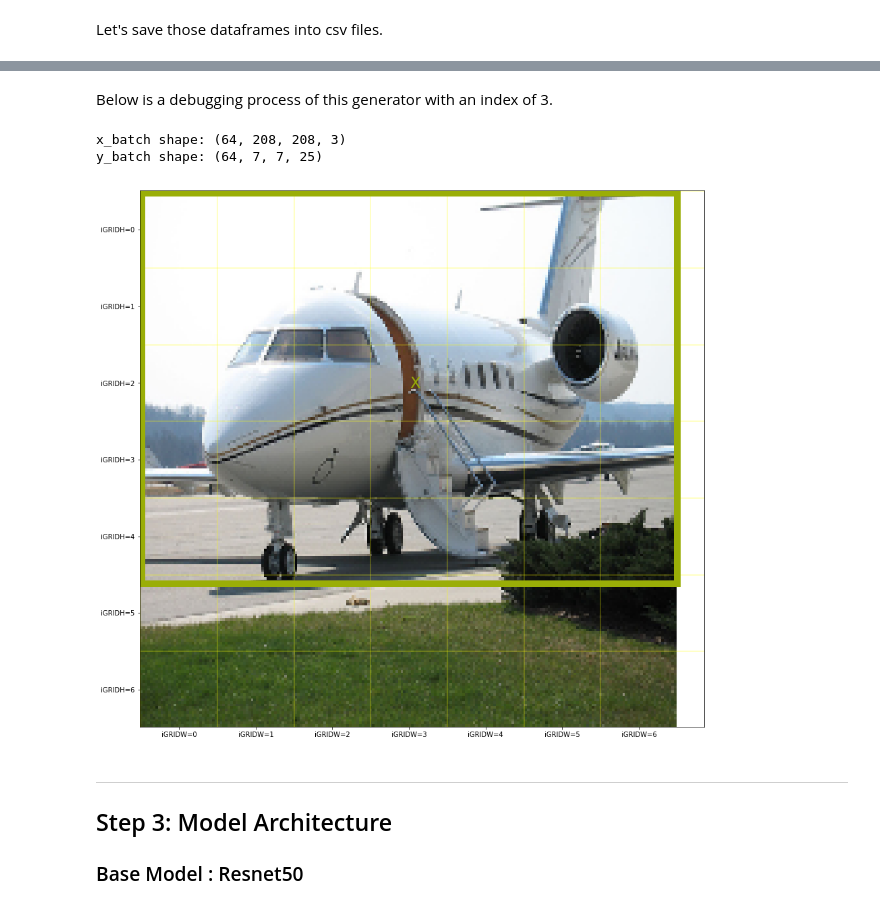
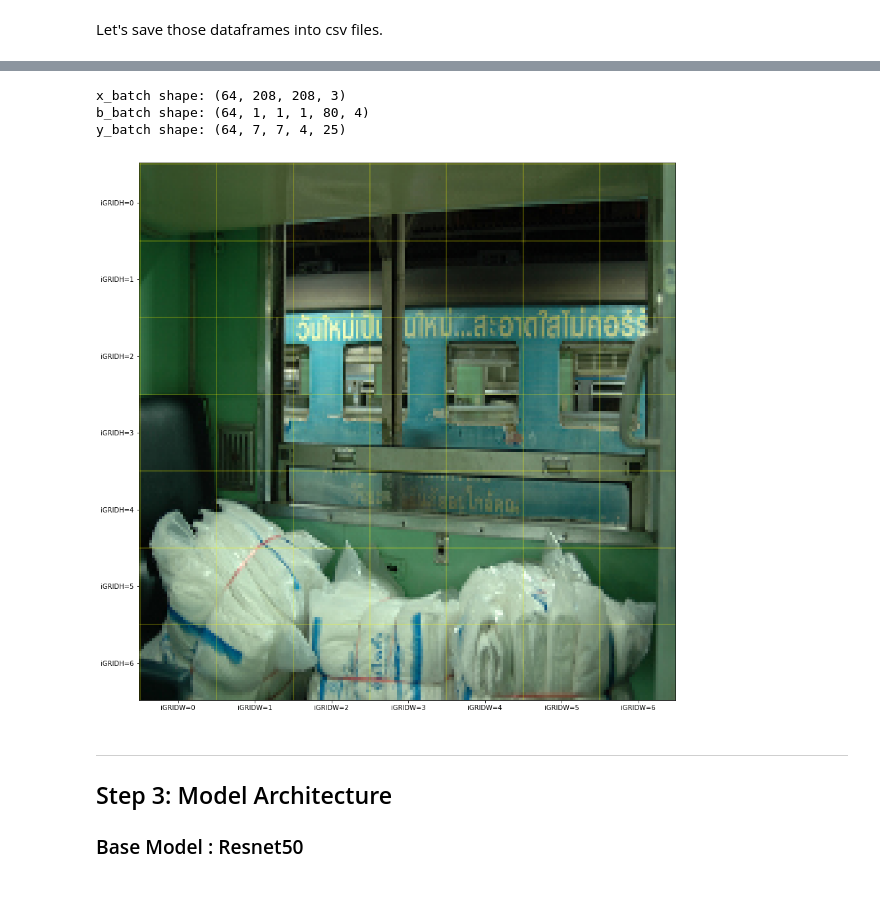
Before and after one commit to SeyeonLee/ObjectDetectionOnCommand, a Jupyter notebook: ObjectDetectionOnCommand.ipynb, the cells around one changed output, grey strips where cells are left out. Saved outputs shown, nothing was run; the diff lists cells and outputs as text; code cells hidden in the pictures.

```diff
--- a/ObjectDetectionOnCommand.ipynb
+++ b/ObjectDetectionOnCommand.ipynb
@@ -366,0 +379,10 @@ val_df.to_csv(os.path.join(csv_location,"val_df.csv"),index=False)
+# %%
+ANCHORS01 = np.array([0.08285376, 0.13705531,
+                       0.20850361, 0.39420716,
+                       0.80552421, 0.77665105,
+                       0.42194719, 0.62385487])
+GRID_H,  GRID_W  = 7 , 7
+ANCHORS          = ANCHORS01
+ANCHORS[::2]     = ANCHORS[::2]*GRID_W
+ANCHORS[1::2]    = ANCHORS[1::2]*GRID_H
+ANCHORS
@@ -475,14 +577,15 @@ class BatchGenerator(Sequence):
-# %% [markdown]
-Below is a debugging process of this generator with an index of 3.
 # %%
 train_batch_generator = BatchGenerator(train_df, batch_size =64, grid_h=grid_h, grid_w=grid_w, LABELS=LABELS, shuffle=True)
-x_batch,y_batch = train_batch_generator.__getitem__(idx=10)
+
+[x_batch, b_batch], y_batch = train_batch_generator.__getitem__(idx=3)
 # %%
 print("x_batch shape:", x_batch.shape)
+print("b_batch shape:", b_batch.shape)
 print("y_batch shape:", y_batch.shape)
 # %% [output]
 x_batch shape: (64, 208, 208, 3)
-y_batch shape: (64, 7, 7, 25)
+b_batch shape: (64, 1, 1, 1, 80, 4)
+y_batch shape: (64, 7, 7, 4, 25)
 # %%
 def plot_image_with_grid_cell_partition(irow):
     img = x_batch[irow]
@@ -492,58 +595,61 @@ def plot_image_with_grid_cell_partition(irow):
         GRID_       = 7
         IMAGE_      = 208
         if wh == "W":
             pltax   = plt.axvline
             plttick = plt.xticks
         else:
             pltax   = plt.axhline
             plttick = plt.yticks
 
         for count in range(GRID_):
             l = IMAGE_*count/GRID_
             pltax(l,color="yellow",alpha=0.3)
         plttick([(i + 0.5)*IMAGE_/GRID_ for i in range(GRID_)],
                 ["iGRID{}={}".format(wh,i) for i in range(GRID_)])
 
 def plot_grid(irow):
     import seaborn as sns
     color_palette = list(sns.xkcd_rgb.values())
     iobj = 0
     for igrid_h in range(GRID_H):
         for igrid_w in range(GRID_W):
+            for ianchor in range(4):
+                vec = y_batch[irow,igrid_h,igrid_w, iframe,:]
+                C = vec[4] ## ground truth confidence
+                if C == 1:
+                    class_nm = np.array(LABELS)[np.where(vec[5:])]
+                    x, y, w, h = vec[:4]
+                    multx = IMAGE_W/GRID_W
+                    multy = IMAGE_H/GRID_H
+                    c = color_palette[iobj]
+                    iobj += 1
+                    xmin = x - 0.5*w
+                    ymin = y - 0.5*h
+                    xmax = x + 0.5*w
+                    ymax = y + 0.5*h
+                    # center
+                    plt.text(x*multx,y*multy,
+                                "X",color=c,fontsize=23)
+                    plt.plot(np.array([xmin,xmin])*multx,
+                                np.array([ymin,ymax])*multy,color=c,linewidth=5)
+                    plt.plot(np.array([xmin,xmax])*multx,
+                                np.array([ymin,ymin])*multy,color=c,linewidth=5)
+                    plt.plot(np.array([xmax,xmax])*multx,
+                                np.array([ymax,ymin])*multy,color=c,linewidth=5)
+                    plt.plot(np.array([xmin,xmax])*multx,
+                                np.array([ymax,ymax])*multy,color=c,linewidth=5)
 
-            vec = y_batch[irow,igrid_h,igrid_w,:]
-            C = vec[4] ## ground truth confidence
-            if C == 1:
-                class_nm = np.array(LABELS)[np.where(vec[5:])]
-                x, y, w, h = vec[:4]
-                multx = IMAGE_W/GRID_W
-                multy = IMAGE_H/GRID_H
-                c = color_palette[iobj]
-                iobj += 1
-                xmin = x - 0.5*w
-                ymin = y - 0.5*h
-                xmax = x + 0.5*w
-                ymax = y + 0.5*h
-                # center
-                plt.text(x*multx,y*multy,
-                            "X",color=c,fontsize=23)
-                plt.plot(np.array([xmin,xmin])*multx,
-                            np.array([ymin,ymax])*multy,color=c,linewidth=10)
-                plt.plot(np.array([xmin,xmax])*multx,
-                            np.array([ymin,ymin])*multy,color=c,linewidth=10)
-                plt.plot(np.array([xmax,xmax])*multx,
-                            np.array([ymax,ymin])*multy,color=c,linewidth=10)
-                plt.plot(np.array([xmin,xmax])*multx,
-                            np.array([ymax,ymax])*multy,color=c,linewidth=10)
+
+
 
 iframe=3
 IMAGE_W, IMAGE_H =(208,208)
 GRID_W, GRID_H =(7,7)
 plot_image_with_grid_cell_partition(iframe)
 plot_grid(iframe)
 plt.show()
 # %% [output]
-[figure, old version]
+[figure, new version]
 # %% [markdown]
 ---
 <a id='step3'></a>
```
Also changed, not shown: parts of 57 cells of this notebook, 1 other file.
